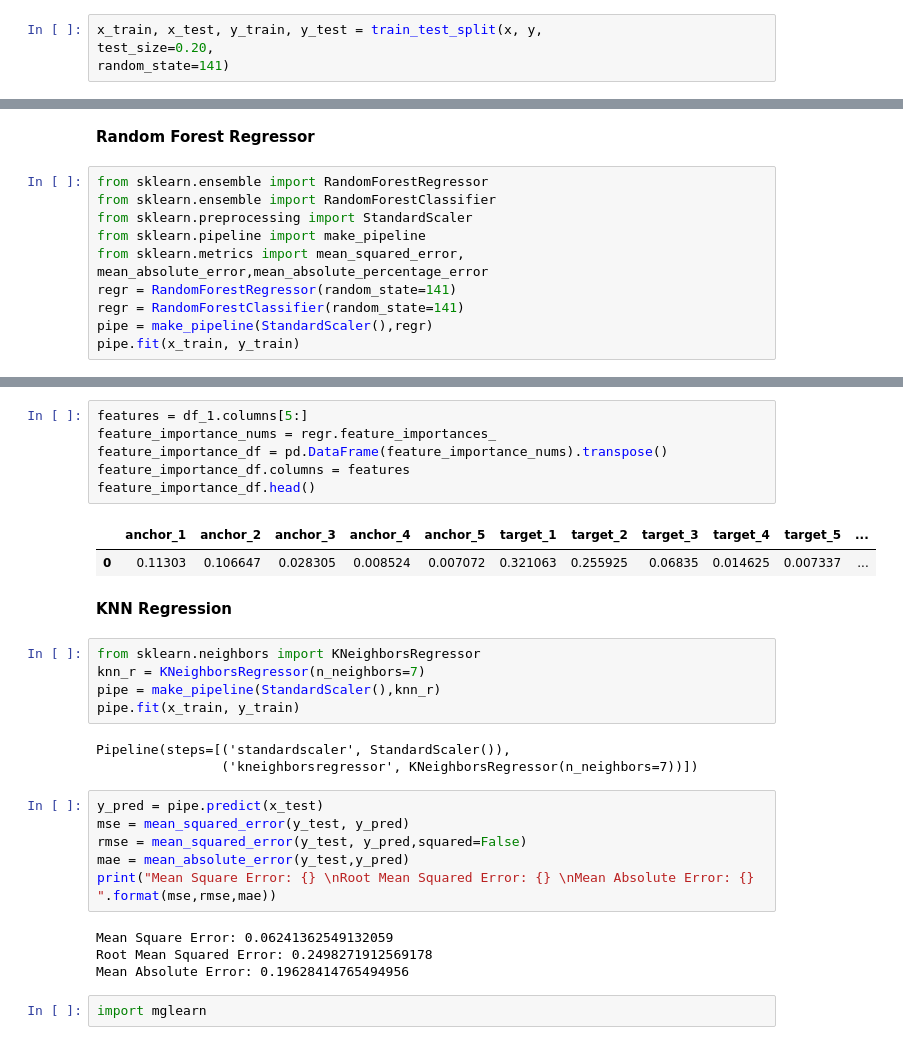
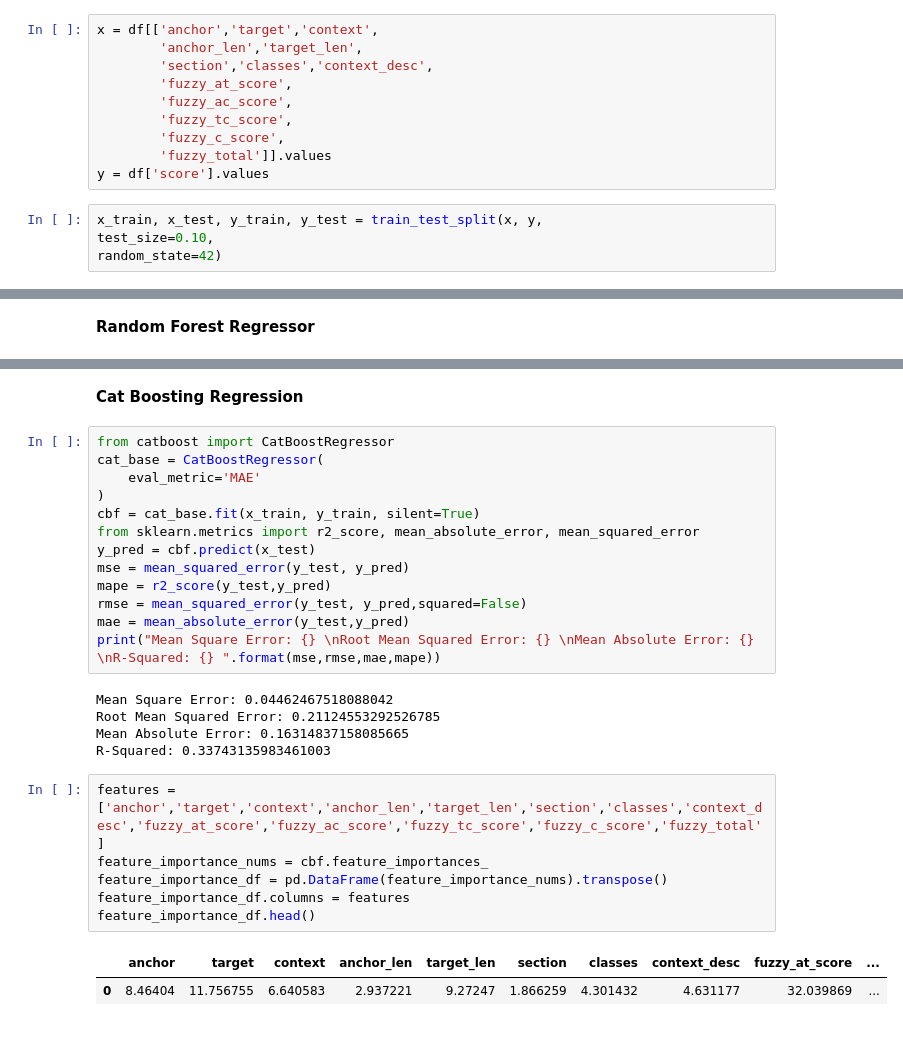
Before and after one commit to MichaelWoo-git/Phrase_Matching_Recog, a Jupyter notebook: Phrase_Match_Similarity.ipynb, the cells around one changed output, grey strips where cells are left out. Saved outputs shown, nothing was run; the diff lists cells and outputs as text.

```diff
--- a/Phrase_Match_Similarity.ipynb
+++ b/Phrase_Match_Similarity.ipynb
@@ -796,4 +583,14 @@ y = y.apply(lambda x: int(x*10))
+# %%
+x = df[['anchor','target','context',
+        'anchor_len','target_len',
+        'section','classes','context_desc',
+        'fuzzy_at_score',
+        'fuzzy_ac_score',
+        'fuzzy_tc_score',
+        'fuzzy_c_score',
+        'fuzzy_total']].values
+y = df['score'].values
 # %%
 x_train, x_test, y_train, y_test = train_test_split(x, y,
-test_size=0.20,
-random_state=141)
+test_size=0.10,
+random_state=42)
@@ -812,12 +597,2 @@ def thresholder(val):
 # %% [markdown]
 __Random Forest Regressor__
-# %%
-from sklearn.ensemble import RandomForestRegressor
-from sklearn.ensemble import RandomForestClassifier
-from sklearn.preprocessing import StandardScaler
-from sklearn.pipeline import make_pipeline
-from sklearn.metrics import mean_squared_error, mean_absolute_error,mean_absolute_percentage_error
-regr = RandomForestRegressor(random_state=141)
-regr = RandomForestClassifier(random_state=141)
-pipe = make_pipeline(StandardScaler(),regr)
-pipe.fit(x_train, y_train)
@@ -867,31 +627,29 @@ ValueError: Classification metrics can't handle a mix of continuous and multicla
+# %% [markdown]
+__Cat Boosting Regression__
+# %%
+from catboost import CatBoostRegressor
+cat_base = CatBoostRegressor(
+    eval_metric='MAE'
+)
+cbf = cat_base.fit(x_train, y_train, silent=True)
+from sklearn.metrics import r2_score, mean_absolute_error, mean_squared_error
+y_pred = cbf.predict(x_test)
+mse = mean_squared_error(y_test, y_pred)
+mape = r2_score(y_test,y_pred)
+rmse = mean_squared_error(y_test, y_pred,squared=False)
+mae = mean_absolute_error(y_test,y_pred)
+print("Mean Square Error: {} \nRoot Mean Squared Error: {} \nMean Absolute Error: {} \nR-Squared: {} ".format(mse,rmse,mae,mape))
+# %% [output]
+Mean Square Error: 0.04462467518088042
+Root Mean Squared Error: 0.21124553292526785
+Mean Absolute Error: 0.16314837158085665
+R-Squared: 0.33743135983461003
 # %%
-features = df_1.columns[5:]
-feature_importance_nums = regr.feature_importances_
+features = ['anchor','target','context','anchor_len','target_len','section','classes','context_desc','fuzzy_at_score','fuzzy_ac_score','fuzzy_tc_score','fuzzy_c_score','fuzzy_total']
+feature_importance_nums = cbf.feature_importances_
 feature_importance_df = pd.DataFrame(feature_importance_nums).transpose()
 feature_importance_df.columns = features
 feature_importance_df.head()
 # %% [output]
-|  | anchor_1 | anchor_2 | anchor_3 | anchor_4 | anchor_5 | target_1 | target_2 | target_3 | target_4 | target_5 | ... |
-| 0 | 0.11303 | 0.106647 | 0.028305 | 0.008524 | 0.007072 | 0.321063 | 0.255925 | 0.06835 | 0.014625 | 0.007337 | ... |
+|  | anchor | target | context | anchor_len | target_len | section | classes | context_desc | fuzzy_at_score | ... |
+| 0 | 8.46404 | 11.756755 | 6.640583 | 2.937221 | 9.27247 | 1.866259 | 4.301432 | 4.631177 | 32.039869 | ... |
-# %% [markdown]
-__KNN Regression__
-# %%
-from sklearn.neighbors import KNeighborsRegressor
-knn_r = KNeighborsRegressor(n_neighbors=7)
-pipe = make_pipeline(StandardScaler(),knn_r)
-pipe.fit(x_train, y_train)
-# %% [output]
-Pipeline(steps=[('standardscaler', StandardScaler()),
-                ('kneighborsregressor', KNeighborsRegressor(n_neighbors=7))])
-# %%
-y_pred = pipe.predict(x_test)
-mse = mean_squared_error(y_test, y_pred)
-rmse = mean_squared_error(y_test, y_pred,squared=False)
-mae = mean_absolute_error(y_test,y_pred)
-print("Mean Square Error: {} \nRoot Mean Squared Error: {} \nMean Absolute Error: {} ".format(mse,rmse,mae))
-# %% [output]
-Mean Square Error: 0.06241362549132059
-Root Mean Squared Error: 0.2498271912569178
-Mean Absolute Error: 0.19628414765494956
-# %%
-import mglearn
```
Also changed, not shown: parts of 156 cells of this notebook, 6 other files.
